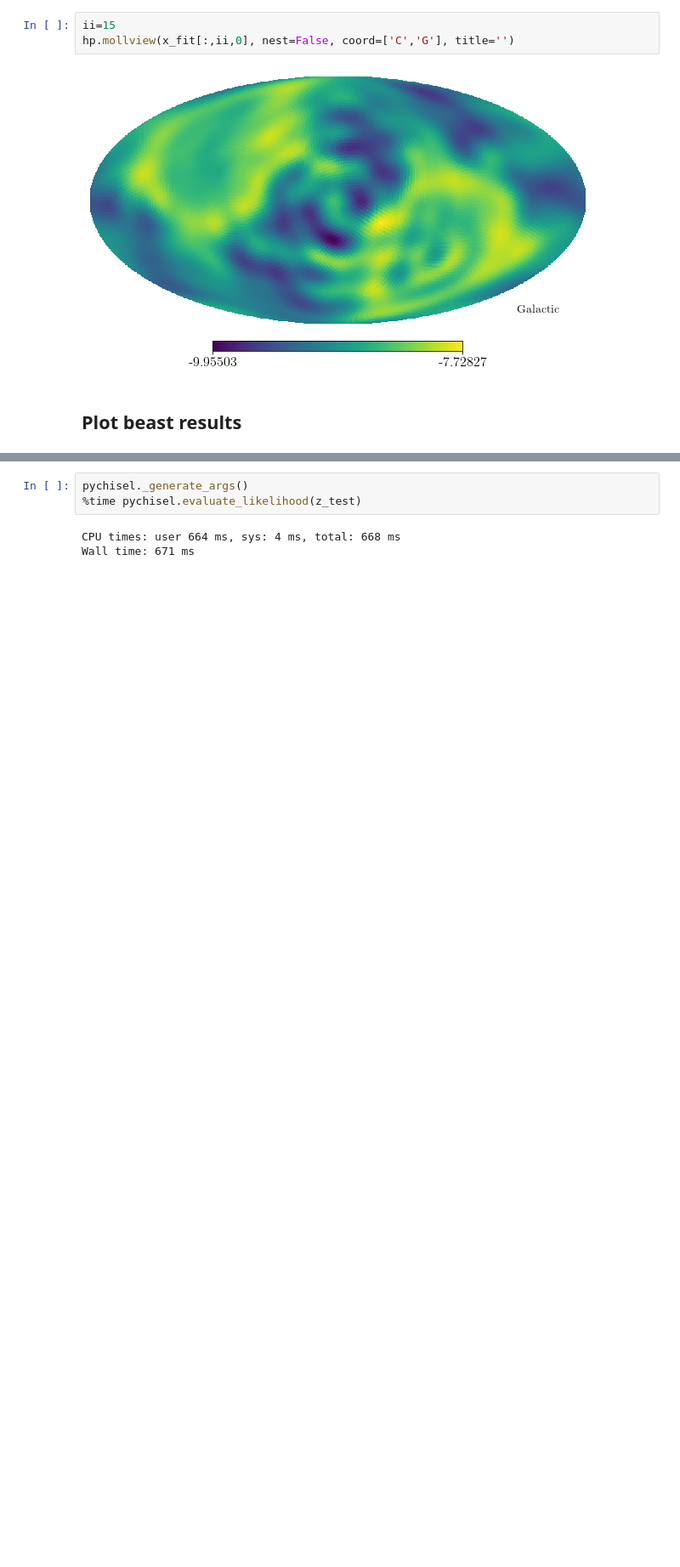
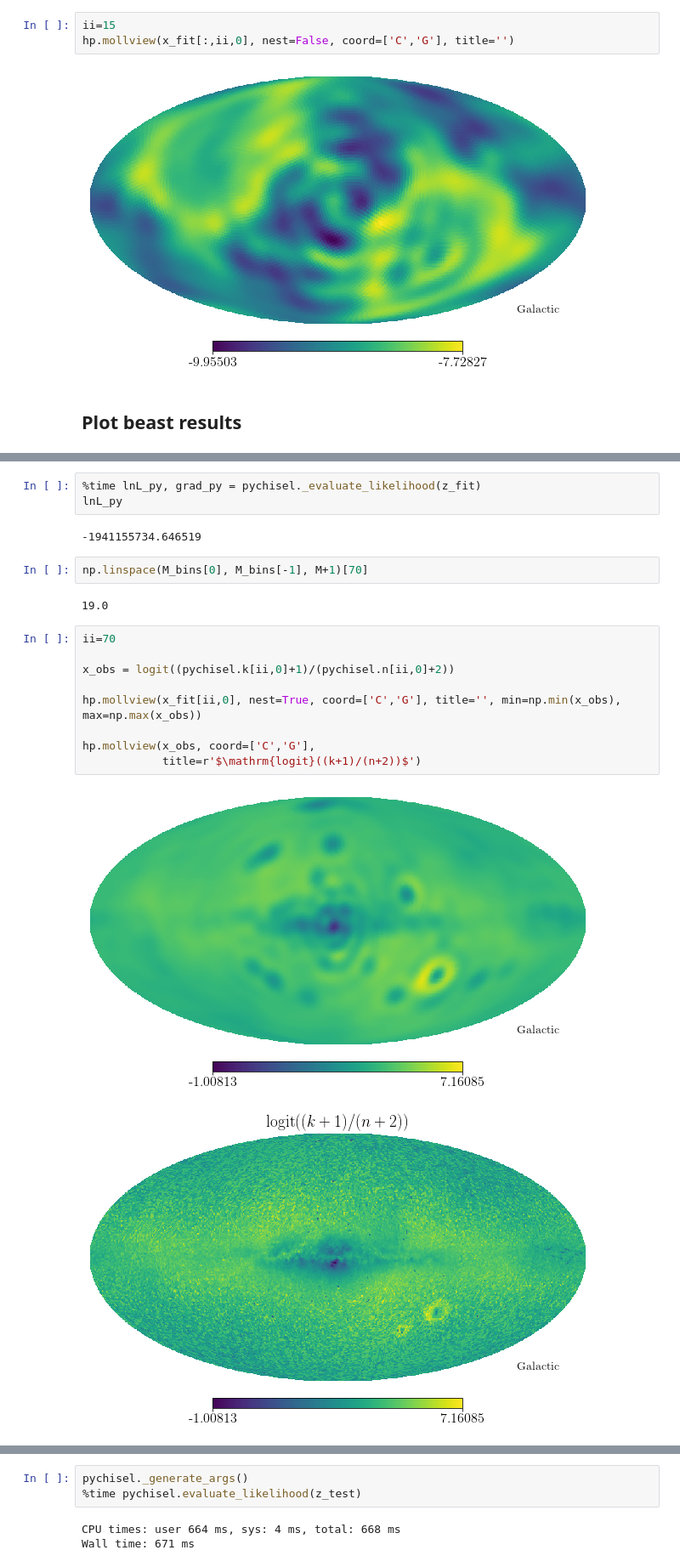
Before and after one commit to gaiaverse/astrometry, a Jupyter notebook: SelectionFunctionToolkit/TestingPython.ipynb, the cells around one changed output, grey strips where cells are left out. Shown at 85% size. Drawn from its saved outputs; the diff is of its cells as text; blank space fills up the shorter version.

```diff
--- a/SelectionFunctionToolkit/TestingPython.ipynb
+++ b/SelectionFunctionToolkit/TestingPython.ipynb
@@ -332,0 +400,21 @@ hp.mollview(x_fit[:,ii,0], nest=False, coord=['C','G'], title='')
+# %%
+%time lnL_py, grad_py = pychisel._evaluate_likelihood(z_fit)
+lnL_py
+# %% [output]
+-1941155734.646519
+# %%
+np.linspace(M_bins[0], M_bins[-1], M+1)[70]
+# %% [output]
+19.0
+# %%
+ii=70
+
+x_obs = logit((pychisel.k[ii,0]+1)/(pychisel.n[ii,0]+2))
+
+hp.mollview(x_fit[ii,0], nest=True, coord=['C','G'], title='', min=np.min(x_obs), max=np.max(x_obs))
+
+hp.mollview(x_obs, coord=['C','G'],
+            title=r'$\mathrm{logit}((k+1)/(n+2))$')
+# %% [output]
+[figure, added]
+[figure, added]
```
Also changed, not shown: parts of 40 cells of this notebook, 6 other files.
